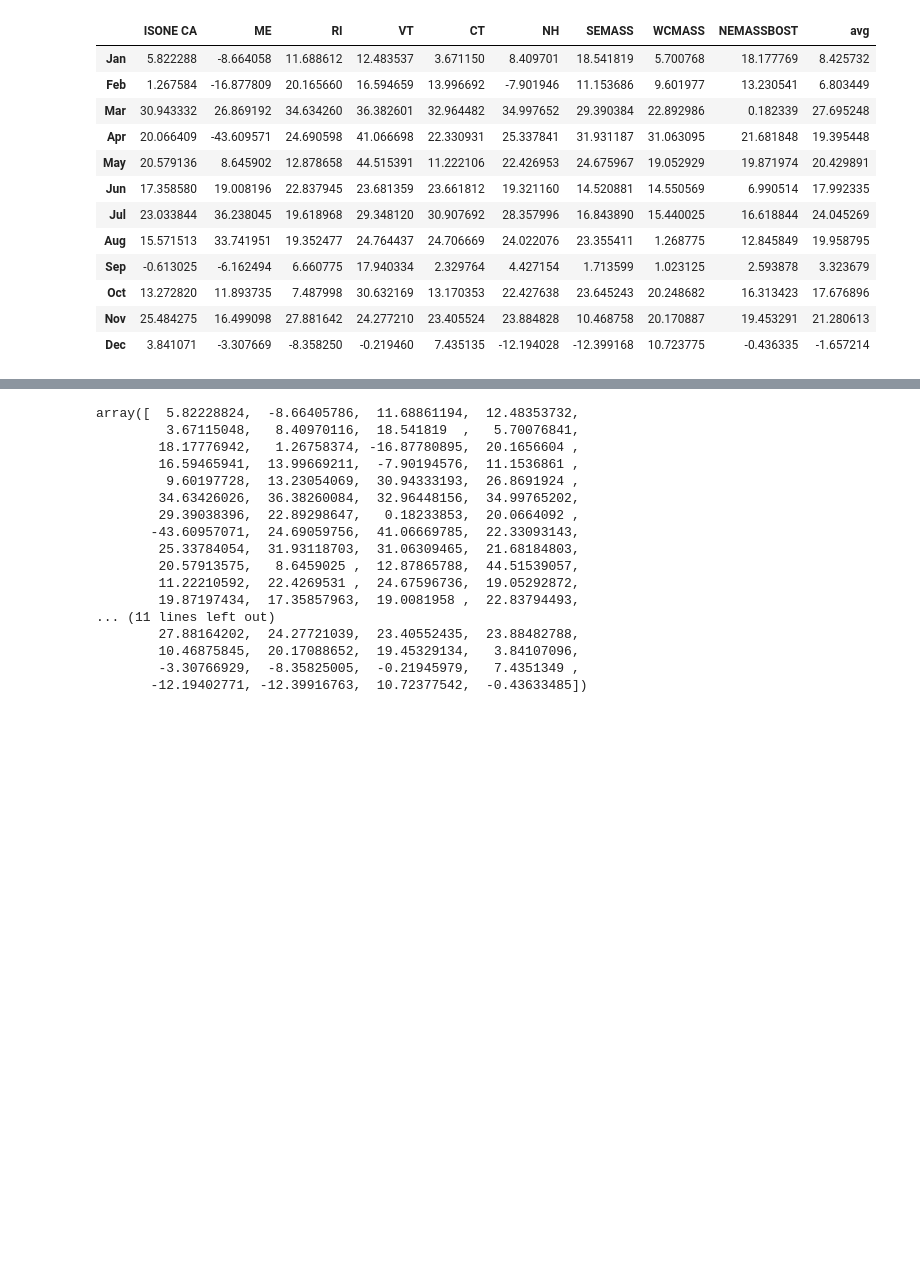
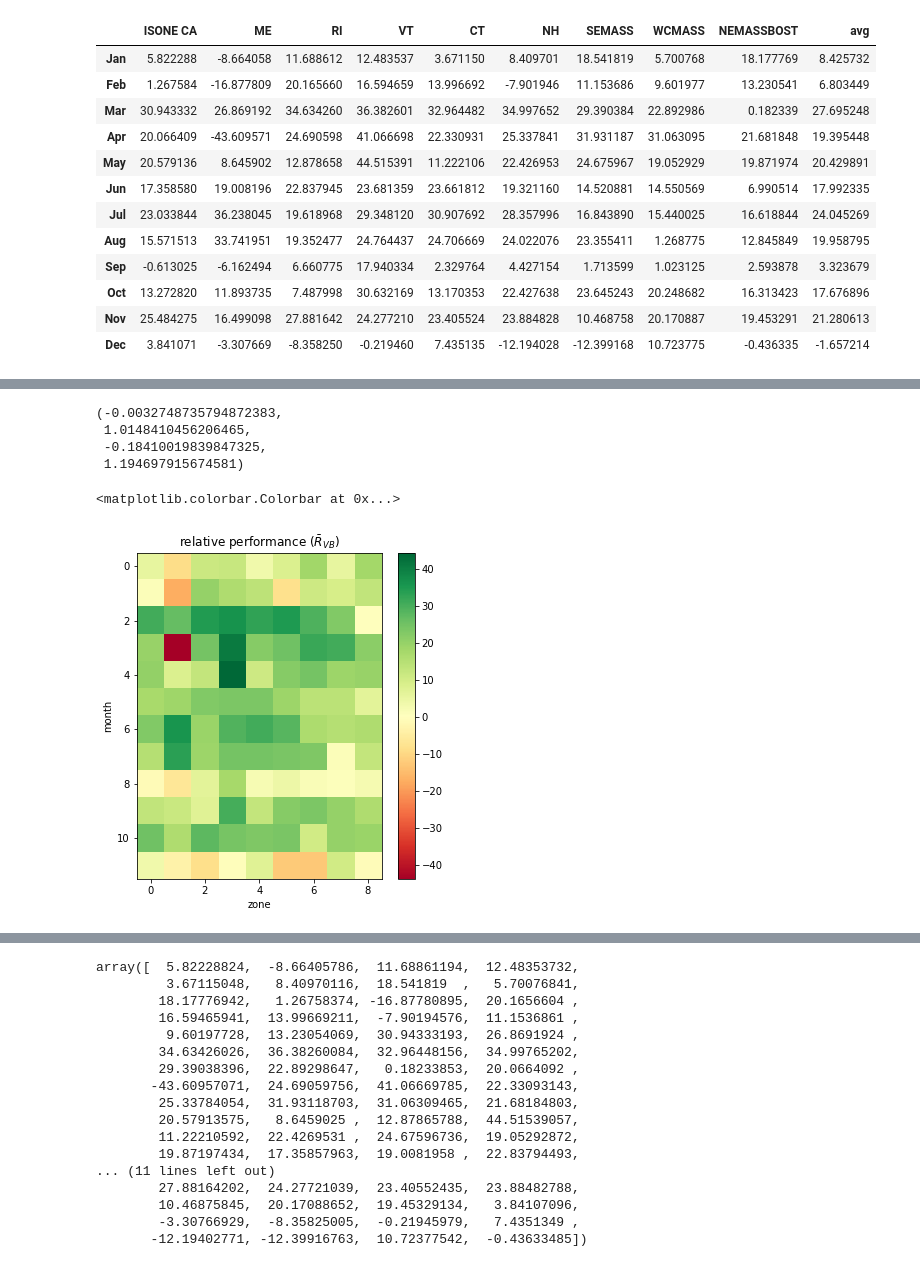
Before and after one commit to AlexTMallen/koopman-forecasting, a Jupyter notebook: figures.ipynb, the cells around one changed output, grey strips where cells are left out. Saved outputs shown, nothing was run; the diff lists cells and outputs as text; code cells hidden in the pictures; blank space fills up the shorter version.

```diff
--- a/figures.ipynb
+++ b/figures.ipynb
@@ -67,0 +99,17 @@ relative_perfs
+# %%
+train_bias.mean().mean(), train_rms.mean().mean(), test_bias.mean().mean(), test_rms.mean().mean()
+# %% [output]
+(-0.0032748735794872383,
+ 1.0148410456206465,
+ -0.18410019839847325,
+ 1.194697915674581)
+# %%
+plt.figure(figsize=(6,6))
+plt.imshow(relative_perfs.values, cmap="RdYlGn")
+plt.ylabel("month")
+plt.xlabel("zone")
+plt.title("relative performance ($\\bar R_{VB}$)")
+plt.colorbar()
+# %% [output]
+<matplotlib.colorbar.Colorbar at 0x...>
+[figure, added]
```
Also changed, not shown: parts of 43 cells of this notebook, 8 other files.
